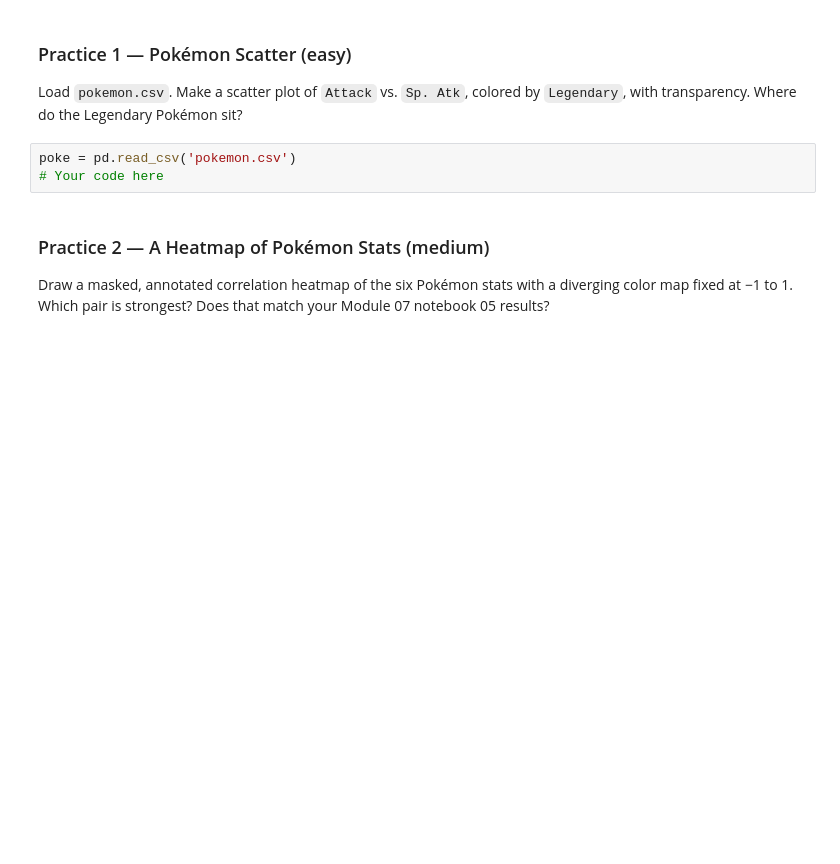
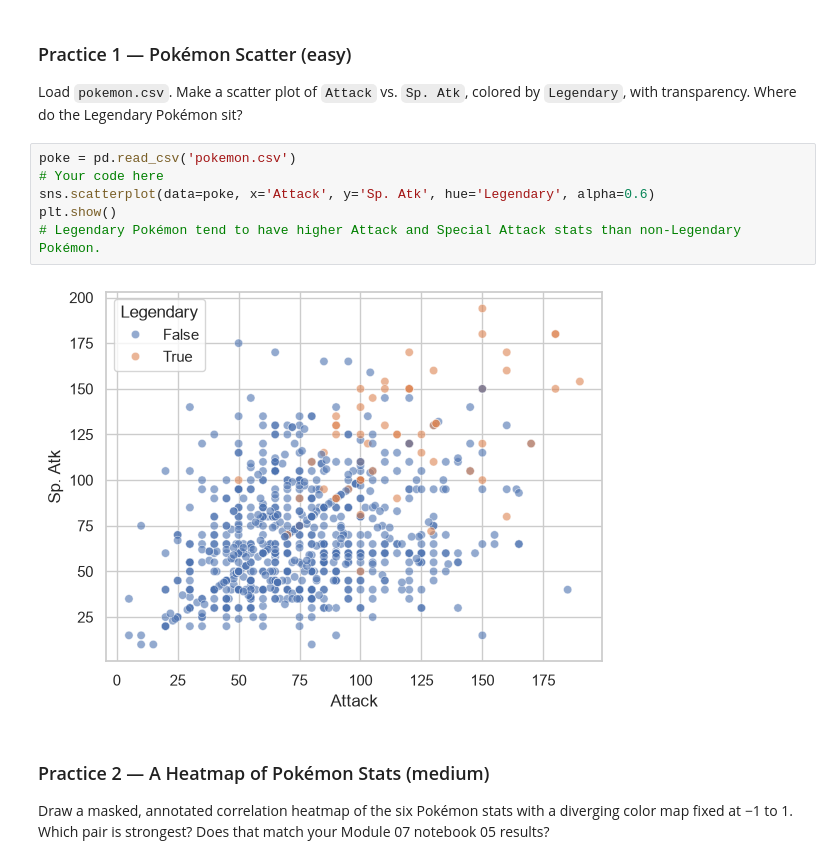
Before and after one commit to ECOKER1226/3603-data-science-coker, a Jupyter notebook: Work/08-Visualizing_Data/04-Seaborn_Relationships_and_Categories.ipynb, the cells around one changed output. Cells and saved outputs as stored; diff of their text form; blank space fills up the shorter version.

```diff
--- a/Work/08-Visualizing_Data/04-Seaborn_Relationships_and_Categories.ipynb
+++ b/Work/08-Visualizing_Data/04-Seaborn_Relationships_and_Categories.ipynb
@@ -225,6 +252,11 @@ Load `pokemon.csv`. Make a scatter plot of `Attack` vs. `Sp. Atk`, colored by `L
 # %%
 poke = pd.read_csv('pokemon.csv')
 # Your code here
+sns.scatterplot(data=poke, x='Attack', y='Sp. Atk', hue='Legendary', alpha=0.6)
+plt.show()
+# Legendary Pokémon tend to have higher Attack and Special Attack stats than non-Legendary Pokémon.
+# %% [output]
+[figure, added]
 # %% [markdown]
 ### Practice 2 — A Heatmap of Pokémon Stats (medium)
 Draw a masked, annotated correlation heatmap of the six Pokémon stats with a diverging color map fixed at −1 to 1. Which pair is strongest? Does that match your Module 07 notebook 05 results?
```
Also changed, not shown: parts of 18 cells of this notebook, 3 other files.
